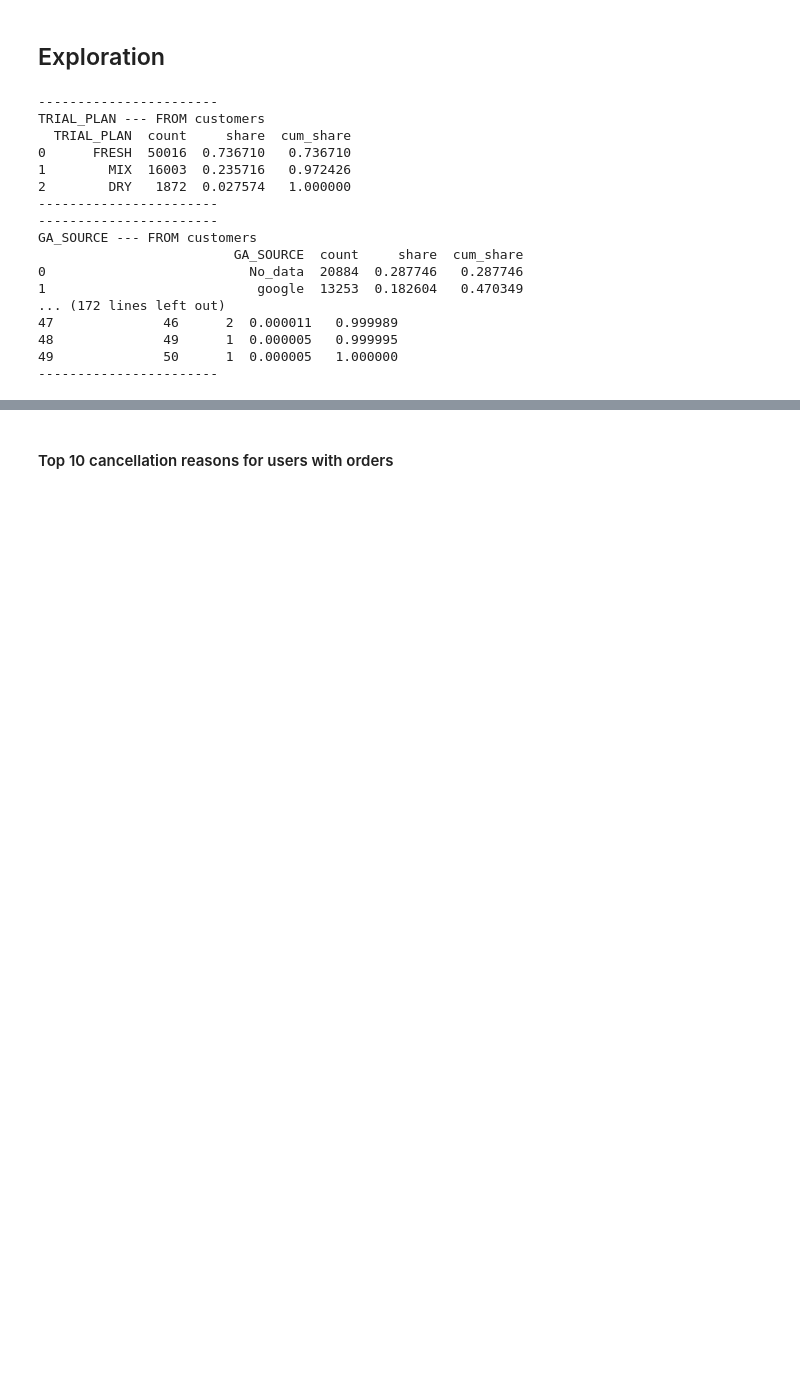
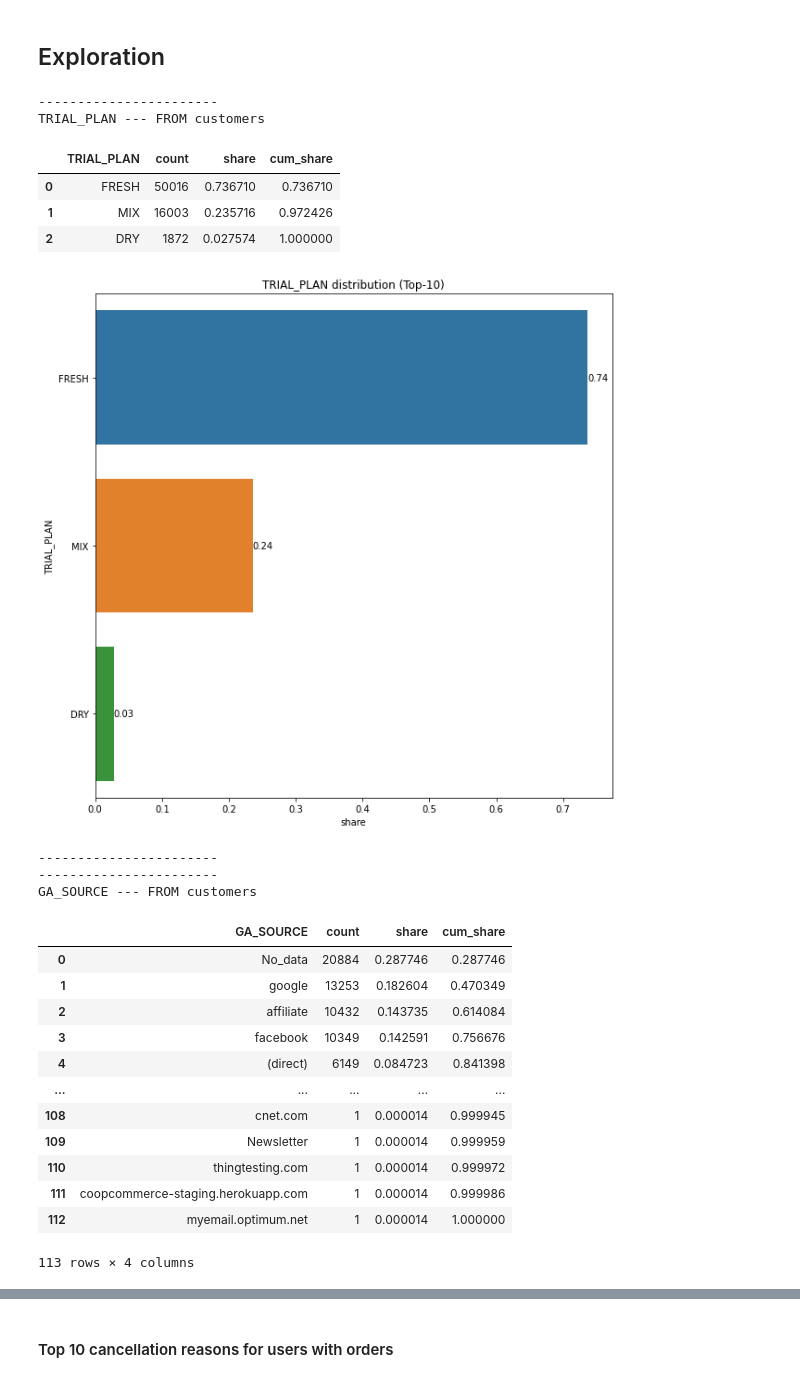
Before and after one commit to yurywallet/test_assignments, a Jupyter notebook: smalls/task_smalls.ipynb, the cells around one changed output, grey strips where cells are left out. Cells and saved outputs as stored; diff of their text form; code cells hidden in the pictures; blank space fills up the shorter version.

```diff
--- a/smalls/task_smalls.ipynb
+++ b/smalls/task_smalls.ipynb
@@ -311,43 +335,82 @@ df_o=df_o.sort_values([cid,oid,'ORDER_DATE']).copy()
 # %%
 # cat features
 for c in c_cat_features:
     print("-----------------------")
     print(c, "--- FROM customers")
     a=pd.DataFrame(df_c[c].value_counts()).reset_index()
     a.columns=[c,'count']
     a['share']=a['count']/a['count'].sum()
     a['cum_share']=a['share'].cumsum()
+
     #for i in range(a.shape[0]):
     #    a.iloc[i]
+    # print(a)
+    display(a)
 
-    print(a)
+
+    a[c] = a[c].astype(str)
+    a=a.iloc[:min(a.shape[0],10)].copy()
+    #a=a.sort_values(['share'], ascending=[True]).copy()
+
+    fig, ax = plt.subplots()
+    #y=a[c]
+    #x=a['share']
+    #ax.barh(y, x, align='center') #, height=0.2
+    ax=sns.barplot(x='share', y=c, data=a)
+    ax.bar_label(ax.containers[0], fmt='%.2f', label_type='edge')
+    plt.title(f"{c} distribution (Top-10)")
+    plt.show()
+    plt.close()
     print("-----------------------")
 
 
 for c in o_cat_features:
     print("-----------------------")
     print(c, "--- FROM orders")
     a=pd.DataFrame(df_o[c].value_counts()).reset_index()
     a.columns=[c,'count']
     a['share']=a['count']/a['count'].sum()
     a['cum_share']=a['share'].cumsum()
-    print(a)
+
+
+    #print(a)
+    display(a)
+
+
+    a[c] = a[c].astype(str)
+    a=a.iloc[:min(a.shape[0],10)].copy()
+
+    fig, ax = plt.subplots()
+    #y=a[c]
+    #x=a['share']
+    #ax.barh(y, x, align='center')
+    ax=sns.barplot(x='share', y=c, data=a)
+    ax.bar_label(ax.containers[0],  fmt='%.2f', label_type='edge')
+    plt.title(f"{c} distribution (Top-10)")
+    plt.show()
+    plt.close()
     print("-----------------------")
 # %% [output]
 -----------------------
 TRIAL_PLAN --- FROM customers
-  TRIAL_PLAN  count     share  cum_share
-0      FRESH  50016  0.736710   0.736710
-1        MIX  16003  0.235716   0.972426
-2        DRY   1872  0.027574   1.000000
------------------------
------------------------
-GA_SOURCE --- FROM customers
-                         GA_SOURCE  count     share  cum_share
-0                          No_data  20884  0.287746   0.287746
-1                           google  13253  0.182604   0.470349
-... (172 lines left out)
-47              46      2  0.000011   0.999989
-48              49      1  0.000005   0.999995
-49              50      1  0.000005   1.000000
------------------------
+|  | TRIAL_PLAN | count | share | cum_share |
+| 0 | FRESH | 50016 | 0.736710 | 0.736710 |
+| 1 | MIX | 16003 | 0.235716 | 0.972426 |
+| 2 | DRY | 1872 | 0.027574 | 1.000000 |
+[figure, added]
+-----------------------
+-----------------------
+GA_SOURCE --- FROM customers
+|  | GA_SOURCE | count | share | cum_share |
+| 0 | No_data | 20884 | 0.287746 | 0.287746 |
+| 1 | google | 13253 | 0.182604 | 0.470349 |
+| 2 | affiliate | 10432 | 0.143735 | 0.614084 |
+| 3 | facebook | 10349 | 0.142591 | 0.756676 |
+| 4 | (direct) | 6149 | 0.084723 | 0.841398 |
+| ... | ... | ... | ... | ... |
+| 108 | cnet.com | 1 | 0.000014 | 0.999945 |
+| 109 | Newsletter | 1 | 0.000014 | 0.999959 |
+| 110 | thingtesting.com | 1 | 0.000014 | 0.999972 |
+| 111 | coopcommerce-staging.herokuapp.com | 1 | 0.000014 | 0.999986 |
+| 112 | myemail.optimum.net | 1 | 0.000014 | 1.000000 |
+113 rows × 4 columns
```
Also changed, not shown: parts of 31 cells of this notebook.
